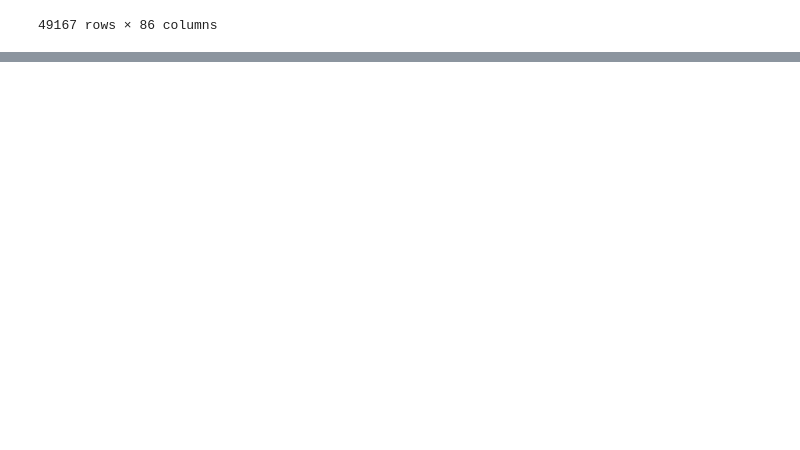
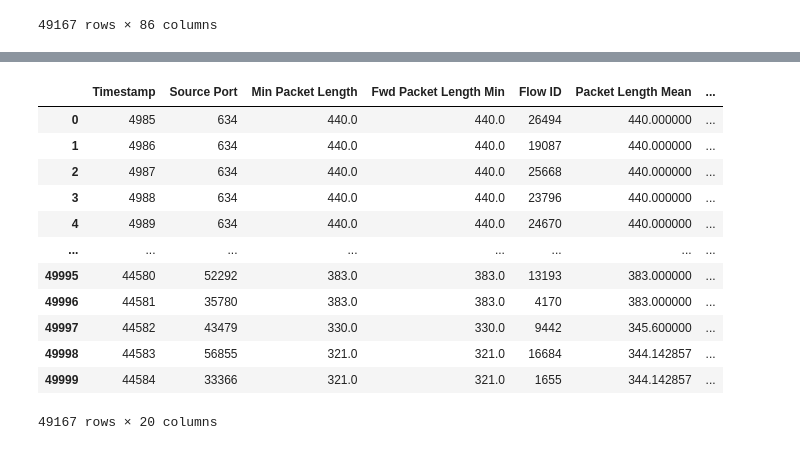
Before and after one commit to Ansalnakhan/TSA, a Jupyter notebook: project_ddos.ipynb, the cells around one changed output, grey strips where cells are left out. Saved outputs shown, nothing was run; the diff lists cells and outputs as text; code cells hidden in the pictures; blank space fills up the shorter version.

```diff
--- a/project_ddos.ipynb
+++ b/project_ddos.ipynb
@@ -178,0 +260,18 @@ df2.to_csv(r'my_data.csv', index=False)
+# %%
+data_new_20features_X = data_X[[' Timestamp', ' Source Port', ' Min Packet Length', ' Fwd Packet Length Min', 'Flow ID', ' Packet Length Mean', ' Fwd Packet Length Max', ' Average Packet Size', ' ACK Flag Count', ' Avg Fwd Segment Size', ' Fwd Packet Length Mean', 'Flow Bytes/s', ' Max Packet Length', ' Protocol', 'Fwd Packets/s', ' Flow Packets/s', 'Total Length of Fwd Packets', ' Subflow Fwd Bytes', ' Destination Port', ' act_data_pkt_fwd']]
+# %%
+data_new_20features_X
+# %% [output]
+|  | Timestamp | Source Port | Min Packet Length | Fwd Packet Length Min | Flow ID | Packet Length Mean | ... |
+| 0 | 4985 | 634 | 440.0 | 440.0 | 26494 | 440.000000 | ... |
+| 1 | 4986 | 634 | 440.0 | 440.0 | 19087 | 440.000000 | ... |
+| 2 | 4987 | 634 | 440.0 | 440.0 | 25668 | 440.000000 | ... |
+| 3 | 4988 | 634 | 440.0 | 440.0 | 23796 | 440.000000 | ... |
+| 4 | 4989 | 634 | 440.0 | 440.0 | 24670 | 440.000000 | ... |
+| ... | ... | ... | ... | ... | ... | ... | ... |
+| 49995 | 44580 | 52292 | 383.0 | 383.0 | 13193 | 383.000000 | ... |
+| 49996 | 44581 | 35780 | 383.0 | 383.0 | 4170 | 383.000000 | ... |
+| 49997 | 44582 | 43479 | 330.0 | 330.0 | 9442 | 345.600000 | ... |
+| 49998 | 44583 | 56855 | 321.0 | 321.0 | 16684 | 344.142857 | ... |
+| 49999 | 44584 | 33366 | 321.0 | 321.0 | 1655 | 344.142857 | ... |
+49167 rows × 20 columns
```
Also changed, not shown: parts of 19 cells of this notebook.
